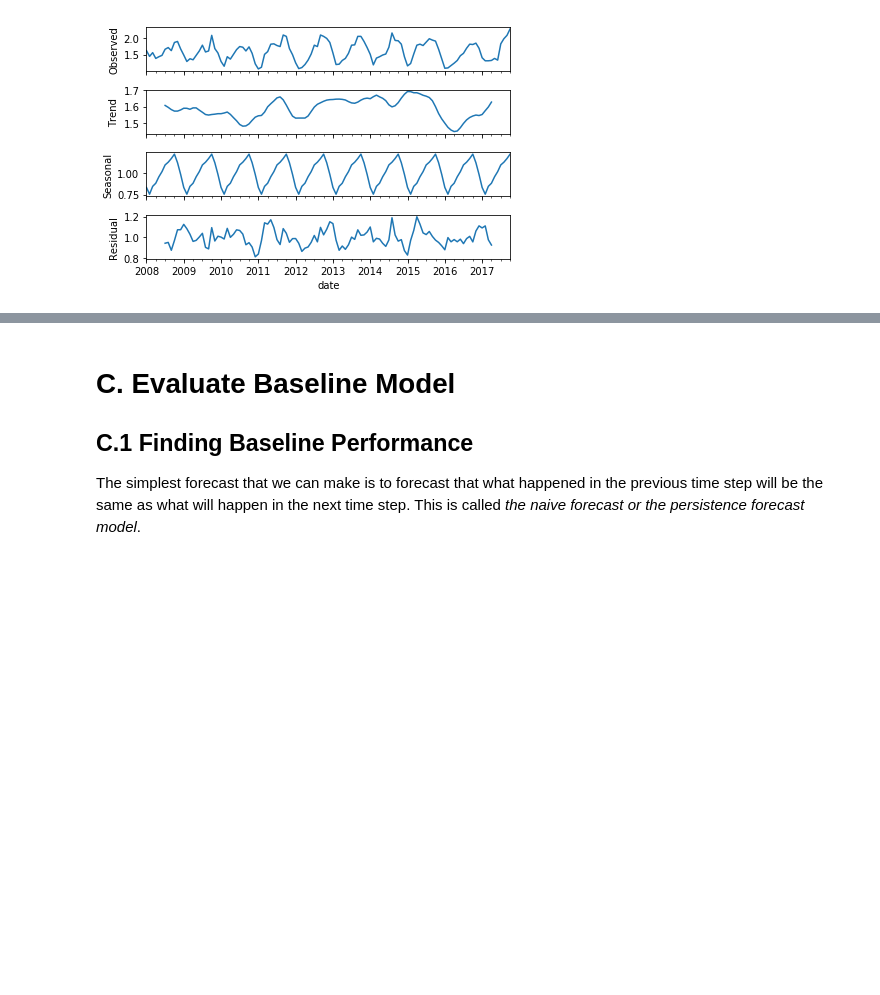
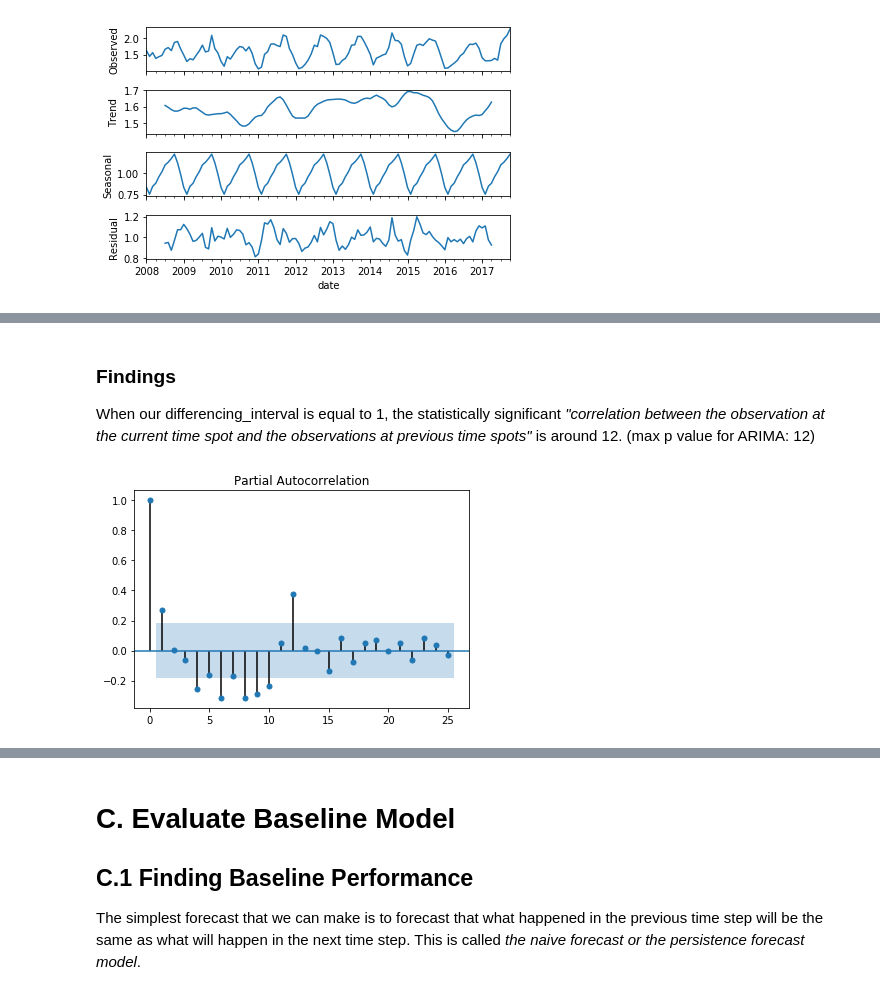
Before and after one commit to albertsylvester/assignment_april, a Jupyter notebook: Assignment No.2 - Part B (Bonus).ipynb, the cells around one changed output, grey strips where cells are left out. Drawn from its saved outputs; the diff is of its cells as text; code cells hidden in the pictures; blank space fills up the shorter version.

```diff
--- a/Assignment No.2 - Part B (Bonus).ipynb
+++ b/Assignment No.2 - Part B (Bonus).ipynb
@@ -240,0 +291,8 @@ plt.show()
+# %% [markdown]
+### Findings
+When our differencing_interval is equal to 1, the statistically significant _"correlation between the observation at the current time spot and the observations at previous time spots"_ is around 12. (max p value for ARIMA: 12)
+# %%
+plot_pacf(pd.DataFrame(series_diff_test), lags=25)
+plt.show()
+# %% [output]
+[figure, added]
```
Also changed, not shown: parts of 28 cells of this notebook.
